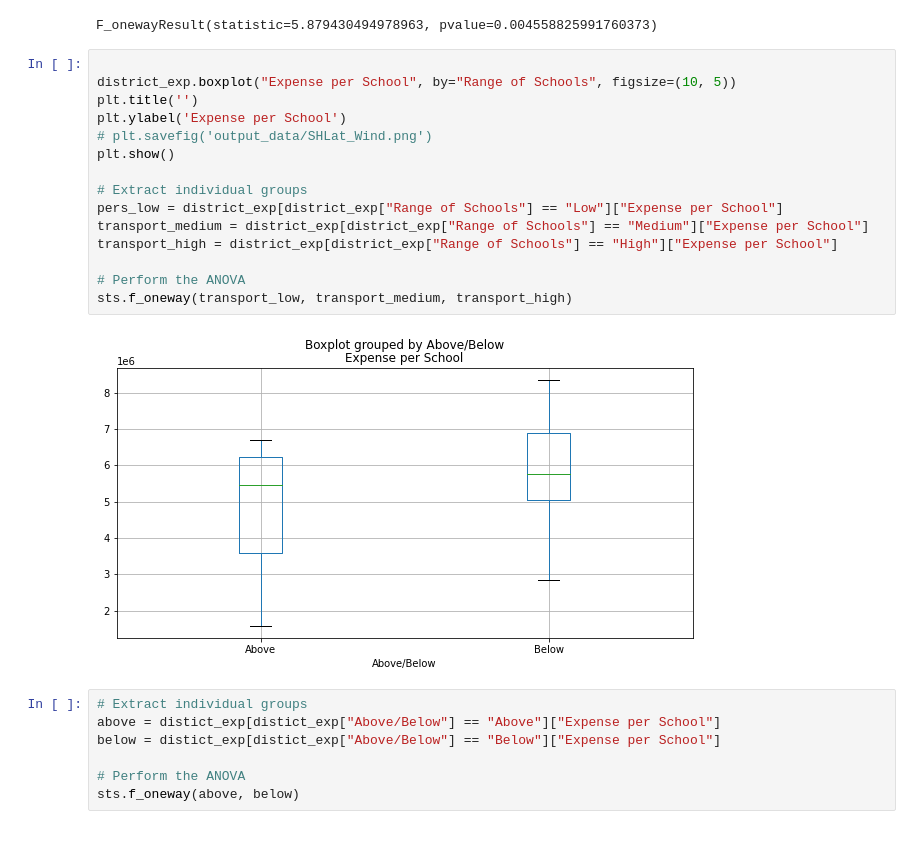
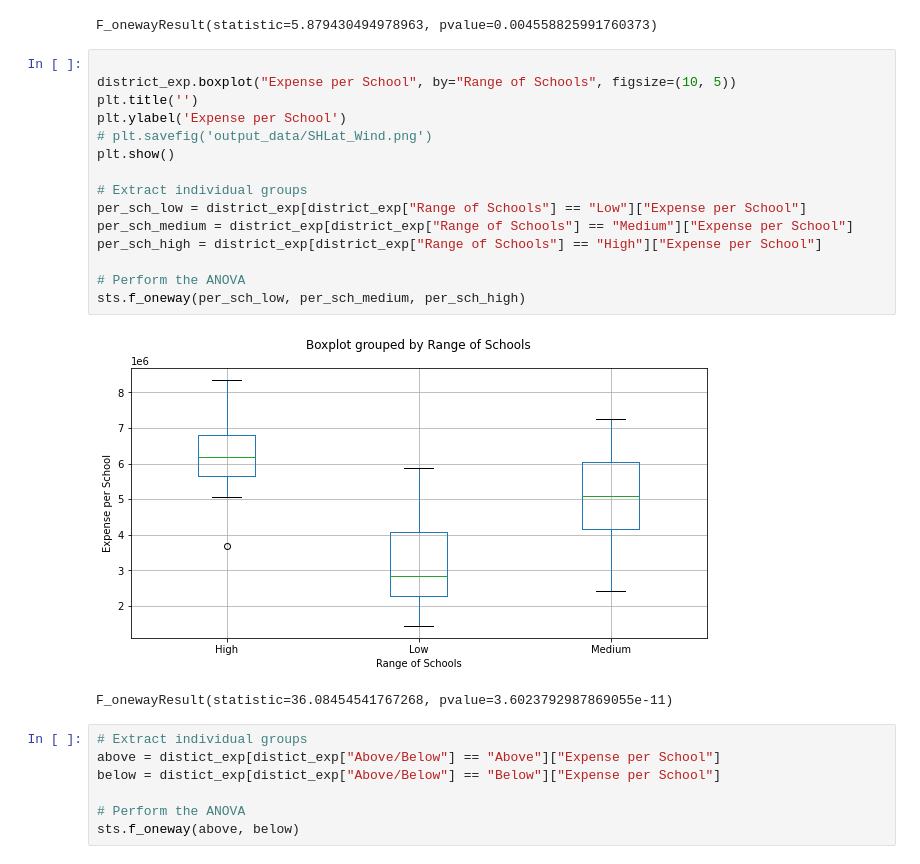
Before and after one commit to jjwilliams11/project1, a Jupyter notebook: Education_Dropout/FL_Education_Dropout_JJ.ipynb, the cells around one changed output. Drawn from its saved outputs; the diff is of its cells as text.

```diff
--- a/Education_Dropout/FL_Education_Dropout_JJ.ipynb
+++ b/Education_Dropout/FL_Education_Dropout_JJ.ipynb
@@ -872,20 +872,21 @@ F_onewayResult(statistic=5.879430494978963, pvalue=0.004558825991760373)
 # %%
 
 district_exp.boxplot("Expense per School", by="Range of Schools", figsize=(10, 5))
 plt.title('')
 plt.ylabel('Expense per School')
 # plt.savefig('output_data/SHLat_Wind.png')
 plt.show()
 
 # Extract individual groups
-pers_low = district_exp[district_exp["Range of Schools"] == "Low"]["Expense per School"]
-transport_medium = district_exp[district_exp["Range of Schools"] == "Medium"]["Expense per School"]
-transport_high = district_exp[district_exp["Range of Schools"] == "High"]["Expense per School"]
+per_sch_low = district_exp[district_exp["Range of Schools"] == "Low"]["Expense per School"]
+per_sch_medium = district_exp[district_exp["Range of Schools"] == "Medium"]["Expense per School"]
+per_sch_high = district_exp[district_exp["Range of Schools"] == "High"]["Expense per School"]
 
 # Perform the ANOVA
-sts.f_oneway(transport_low, transport_medium, transport_high)
+sts.f_oneway(per_sch_low, per_sch_medium, per_sch_high)
 # %% [output]
-[figure, old version]
+[figure, new version]
+F_onewayResult(statistic=36.08454541767268, pvalue=3.6023792987869055e-11)
 # %%
 # Extract individual groups
 above = distict_exp[distict_exp["Above/Below"] == "Above"]["Expense per School"]
```
